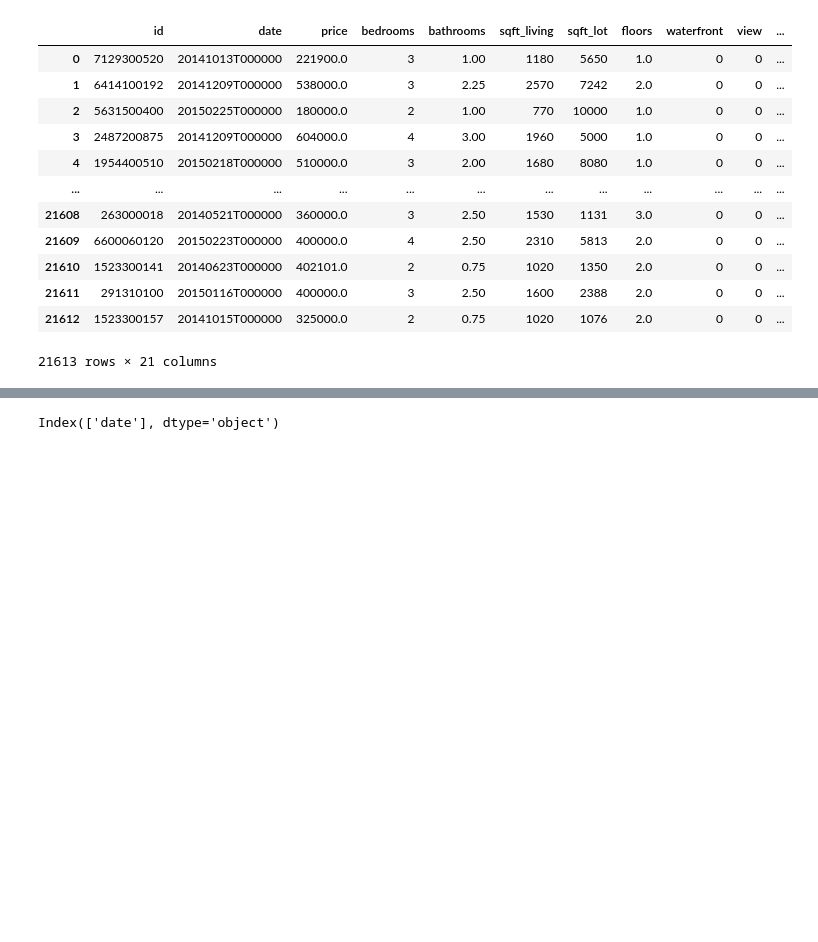
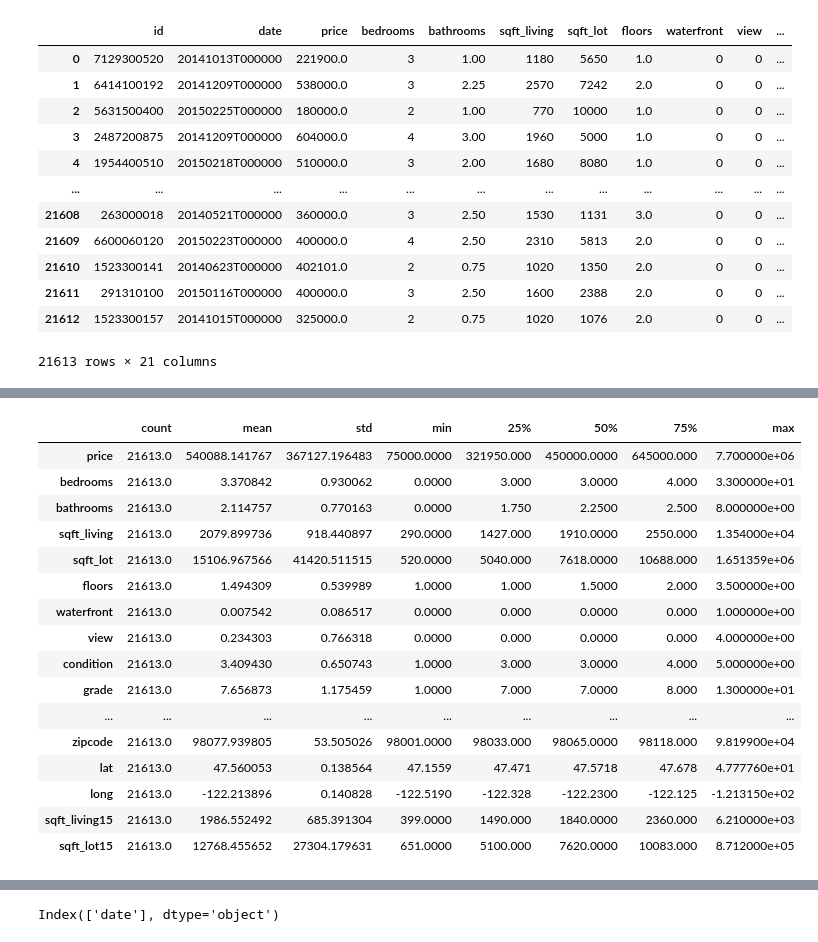
Before and after one commit to PrathamModi001/house_sales_pred_keras, a Jupyter notebook: project.ipynb, the cells around one changed output, grey strips where cells are left out. Saved outputs shown, nothing was run; the diff lists cells and outputs as text; code cells hidden in the pictures; blank space fills up the shorter version.

```diff
--- a/project.ipynb
+++ b/project.ipynb
@@ -60,3 +76,23 @@ df
+# %%
+df.describe().T
+# %% [output]
+|  | count | mean | std | min | 25% | 50% | 75% | max |
+| price | 21613.0 | 540088.141767 | 367127.196483 | 75000.0000 | 321950.000 | 450000.0000 | 645000.000 | 7.700000e+06 |
+| bedrooms | 21613.0 | 3.370842 | 0.930062 | 0.0000 | 3.000 | 3.0000 | 4.000 | 3.300000e+01 |
+| bathrooms | 21613.0 | 2.114757 | 0.770163 | 0.0000 | 1.750 | 2.2500 | 2.500 | 8.000000e+00 |
+| sqft_living | 21613.0 | 2079.899736 | 918.440897 | 290.0000 | 1427.000 | 1910.0000 | 2550.000 | 1.354000e+04 |
+| sqft_lot | 21613.0 | 15106.967566 | 41420.511515 | 520.0000 | 5040.000 | 7618.0000 | 10688.000 | 1.651359e+06 |
+| floors | 21613.0 | 1.494309 | 0.539989 | 1.0000 | 1.000 | 1.5000 | 2.000 | 3.500000e+00 |
+| waterfront | 21613.0 | 0.007542 | 0.086517 | 0.0000 | 0.000 | 0.0000 | 0.000 | 1.000000e+00 |
+| view | 21613.0 | 0.234303 | 0.766318 | 0.0000 | 0.000 | 0.0000 | 0.000 | 4.000000e+00 |
+| condition | 21613.0 | 3.409430 | 0.650743 | 1.0000 | 3.000 | 3.0000 | 4.000 | 5.000000e+00 |
+| grade | 21613.0 | 7.656873 | 1.175459 | 1.0000 | 7.000 | 7.0000 | 8.000 | 1.300000e+01 |
+| ... | ... | ... | ... | ... | ... | ... | ... | ... |
+| zipcode | 21613.0 | 98077.939805 | 53.505026 | 98001.0000 | 98033.000 | 98065.0000 | 98118.000 | 9.819900e+04 |
+| lat | 21613.0 | 47.560053 | 0.138564 | 47.1559 | 47.471 | 47.5718 | 47.678 | 4.777760e+01 |
+| long | 21613.0 | -122.213896 | 0.140828 | -122.5190 | -122.328 | -122.2300 | -122.125 | -1.213150e+02 |
+| sqft_living15 | 21613.0 | 1986.552492 | 685.391304 | 399.0000 | 1490.000 | 1840.0000 | 2360.000 | 6.210000e+03 |
+| sqft_lot15 | 21613.0 | 12768.455652 | 27304.179631 | 651.0000 | 5100.000 | 7620.0000 | 10083.000 | 8.712000e+05 |
 # %%
 df.isnull().sum()
 # %% [output]
```
Also changed, not shown: parts of 19 cells of this notebook.
